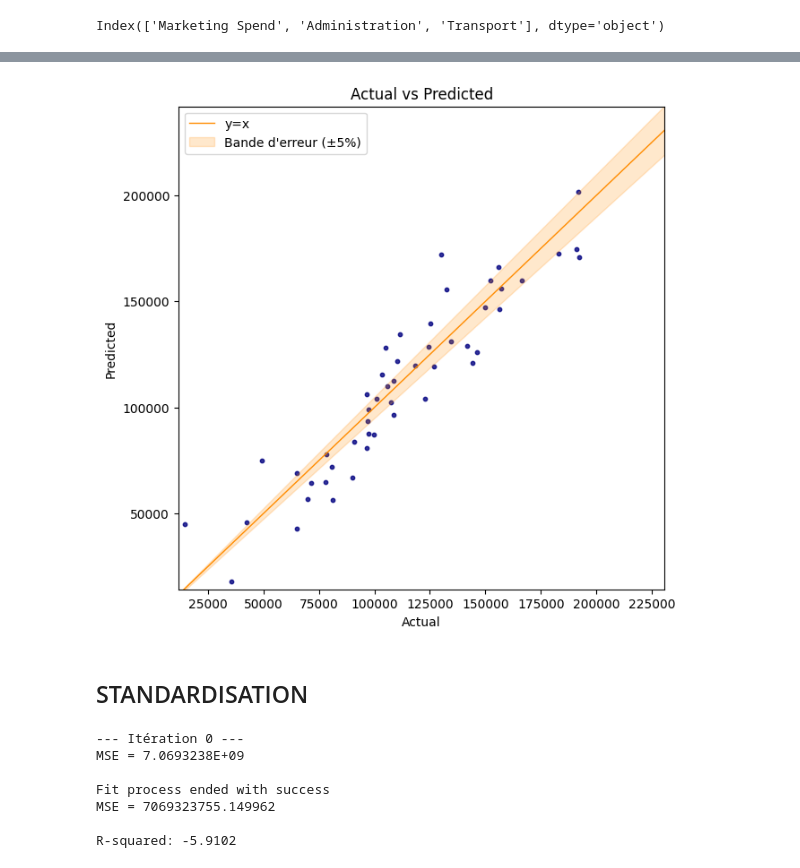
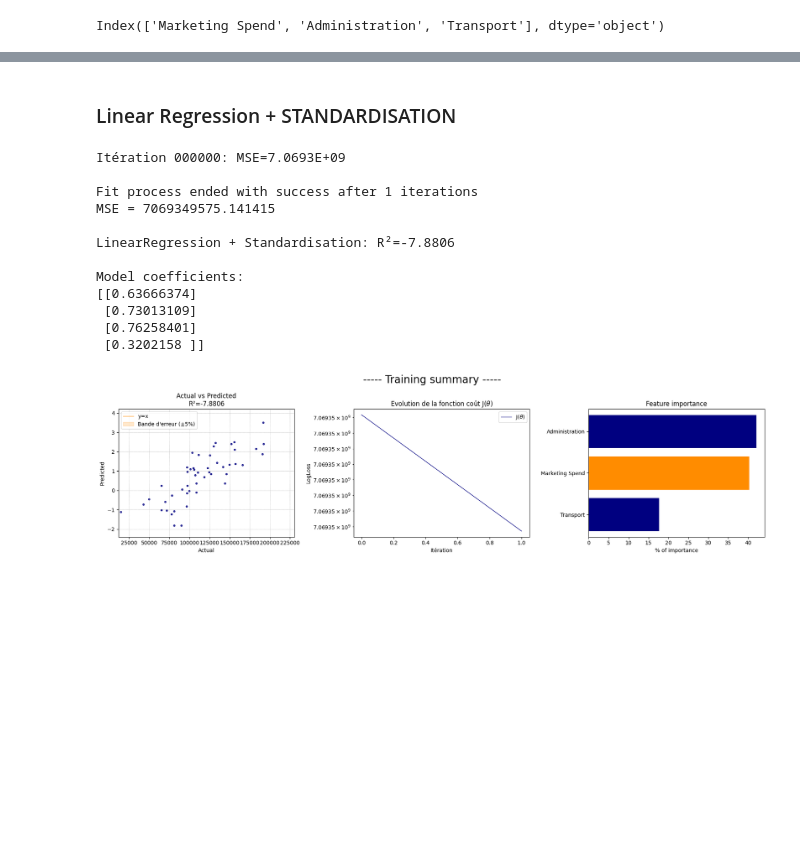
Before and after one commit to DataPyPeil/LinearRegressionClass, a Jupyter notebook: LinearRegression/example/Exploration.ipynb, the cells around one changed output, grey strips where cells are left out. Saved outputs shown, nothing was run; the diff lists cells and outputs as text; code cells hidden in the pictures; blank space fills up the shorter version.

```diff
--- a/LinearRegression/example/Exploration.ipynb
+++ b/LinearRegression/example/Exploration.ipynb
@@ -124,19 +101,33 @@ y_pred = model.predict(X)
-# %%
-model.plot_actualVSpredicted(y,y_pred)
-# %% [output]
-[figure, removed]
 # %% [markdown]
-## STANDARDISATION
+### Linear Regression + STANDARDISATION
 # %%
-model = LinearRegression(lr=1e-12, eps=1e-9)
+model = LinearRegression(lr=1e-12, eps=1e-10)
 model.fit(X, y, standardize=True)
 y_pred = model.predict(X)
-print(f'R-squared: {model.score(y, y_pred):.4f}')
+print(f'LinearRegression + Standardisation: R²={model.score(y, y_pred):.4f}')
+print(f'\nModel coefficients:\n{model.best_params}')
+
+plt.figure(figsize=(18,5))
+plt.suptitle('----- Training summary -----', fontsize=20)
+plt.subplot(1,3,1)
+model.plot_actualVSpredicted(y, y_pred)
+plt.subplot(1,3,2)
+model.plot()
+plt.subplot(1,3,3)
+model.featureimportance(names=feature_names)
+plt.tight_layout()
+plt.show()
 # %% [output]
---- Itération 0 ---
-MSE = 7.0693238E+09
+Itération 000000: MSE=7.0693E+09
 
-Fit process ended with success
-MSE = 7069323755.149962
+Fit process ended with success after 1 iterations
+MSE = 7069349575.141415
 
-R-squared: -5.9102
+LinearRegression + Standardisation: R²=-7.8806
+
+Model coefficients:
+[[0.63666374]
+ [0.73013109]
+ [0.76258401]
+ [0.3202158 ]]
+[figure, added]
```
Also changed, not shown: parts of 20 cells of this notebook, 9 other files.
